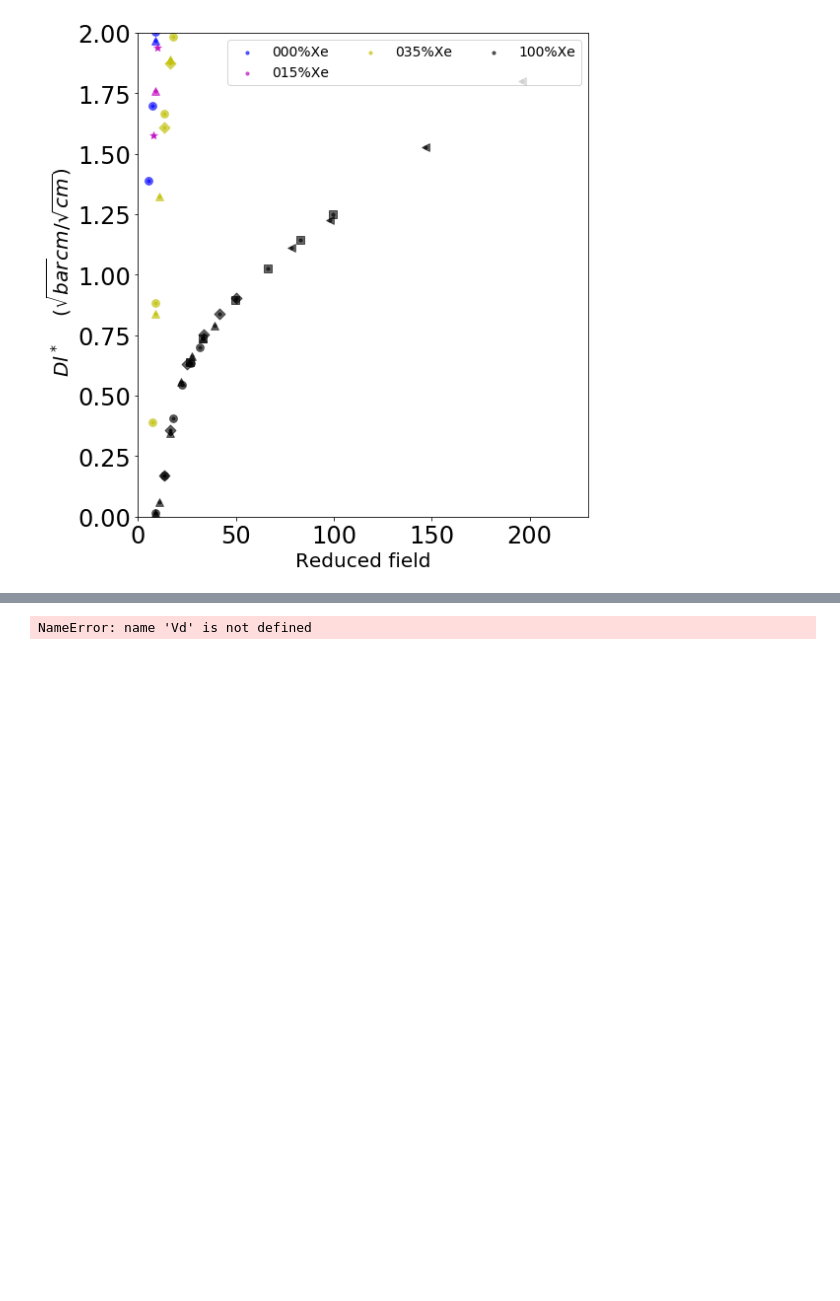
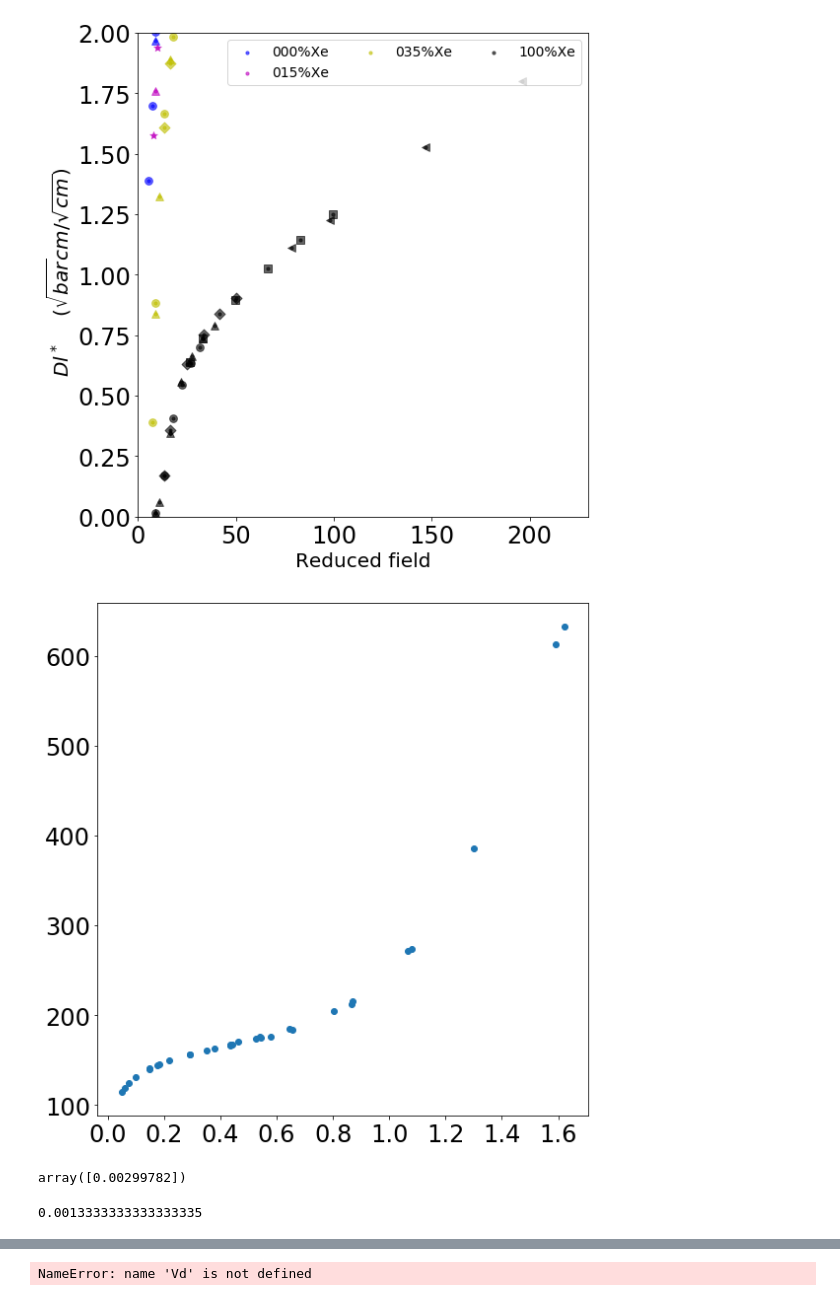
Before and after one commit to AustinMcDonald/Python, a Jupyter notebook: Electron-XeAr/waveform-fitting-V5-Corections-v2.ipynb, the cells around one changed output, grey strips where cells are left out. Drawn from its saved outputs; the diff is of its cells as text; code cells hidden in the pictures; blank space fills up the shorter version.

```diff
--- a/Electron-XeAr/waveform-fitting-V5-Corections-v2.ipynb
+++ b/Electron-XeAr/waveform-fitting-V5-Corections-v2.ipynb
@@ -527,0 +590,52 @@ plt.show()
+# %%
+plt.figure(figsize=(8,8))
+#for q in range(0,len(GOLDD)):
+#for q in range(0,7):
+for q in [6]:
+    lab = PERCT[q]+'%Xe'
+    color = COL[q]
+
+    Dt = (ANODE[q][:,0] - GOLDD[q][:,0])*1e6
+    sig = ((ANODE[q][:,1]*1e6))**2 -((GOLDD[q][:,1]*1e6))**2
+
+    K = 0.4/300
+    deff=14.3
+    X = PRE[q]*(K+deff/EFID[q])
+    Y = Dt
+    params,er = optimize.curve_fit(Ttot, (PRE[q],EFID[q]), Y)
+
+    sort_index = np.argsort(Dt)
+    XX = Dt[sort_index]
+    YY  = Ttot((PRE[q],EFID[q]),0.00299782)[sort_index]
+
+    #plt.plot(XX,YY)
+    plt.scatter(X,Y)
+
+#plt.semilogx()
+#plt.loglog()
+#plt.ylim(3e4,5e5)
+#plt.ylim(3e6,5e7)
+#plt.ylim(0,3000)
+#plt.ylim(0.0,0.15)
+#plt.ylim(0.025,0.225)
+#plt.ylim(0,2)
+#plt.xlim(0,230)
+#plt.legend(loc='upper right',fontsize=14,ncol=3)
+plt.xticks(fontsize=24)
+plt.yticks(fontsize=24)
+#plt.xlabel("Reduced field",fontsize=20)
+#plt.ylabel(r" Dl   ($\sqrt{bar} \mu m / \sqrt{cm}$)",fontsize=20)
+#plt.ylabel(r" $Dl^*$    ($\sqrt{bar} cm / \sqrt{cm}$)",fontsize=20)
+plt.tight_layout()
+#plt.savefig("/Users/austinmcdonald/Desktop/DslashSTARBAR"+".png")
+plt.show()
+# %% [output]
+[figure, added]
+# %%
+params
+# %% [output]
+array([0.00299782])
+# %%
+K
+# %% [output]
+0.0013333333333333335
```
Also changed, not shown: parts of 19 cells of this notebook, 10 other files.
